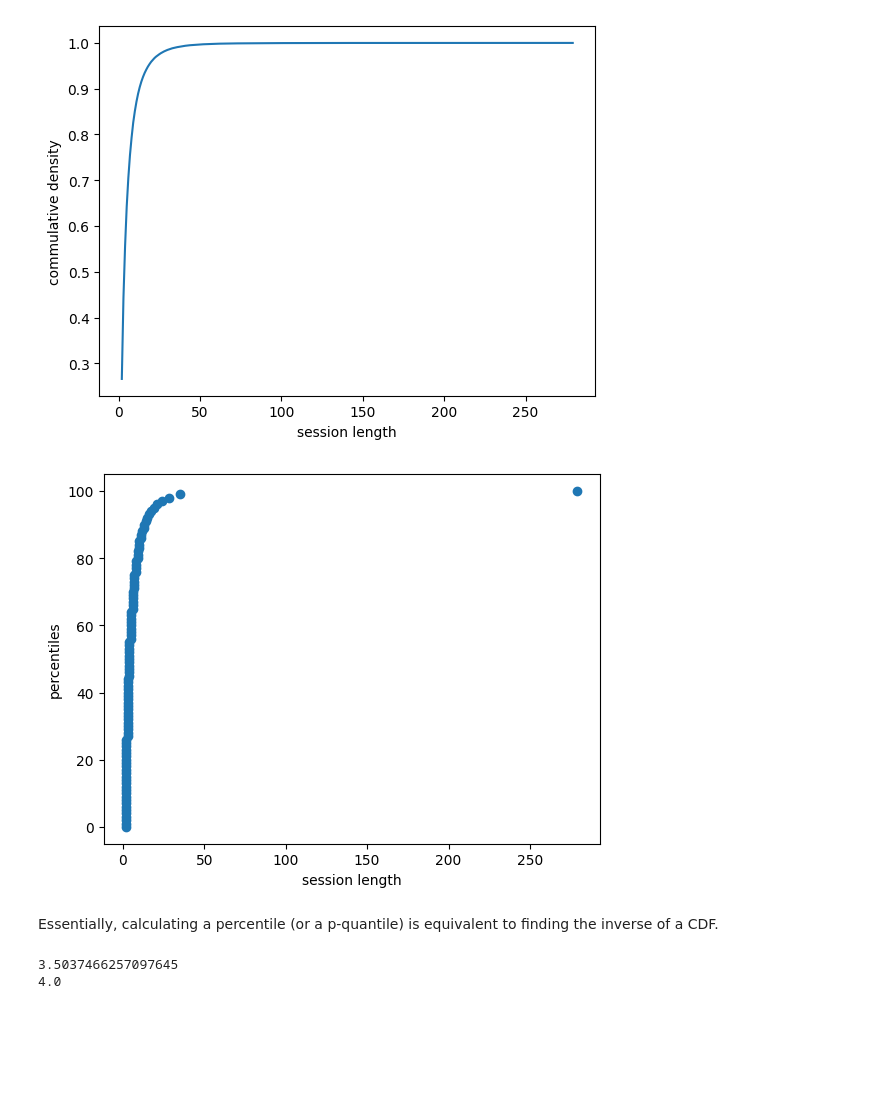
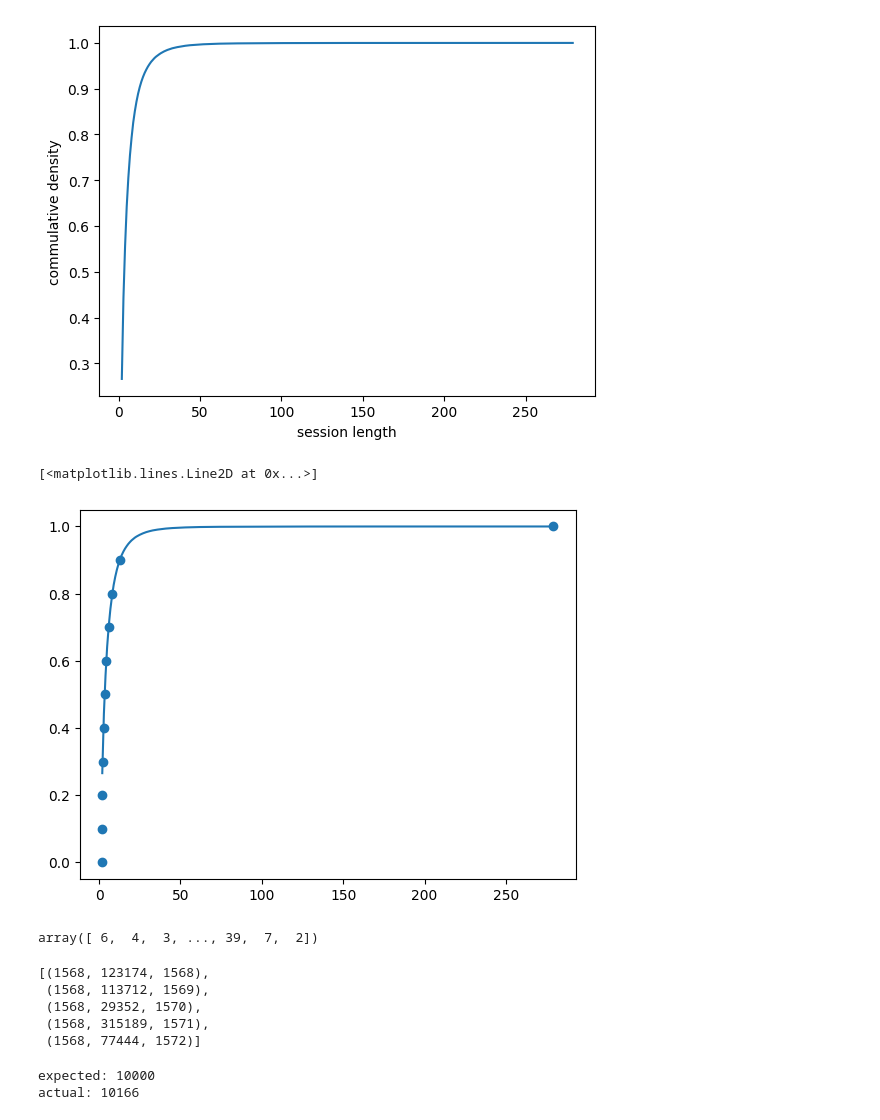
Before and after one commit to bkersbergen/etudelib, a Jupyter notebook: notebooks/inverse_cdf/Inverse transform sampling for discrete distributions.ipynb, the cells around one changed output. Drawn from its saved outputs; the diff is of its cells as text; code cells hidden in the pictures; blank space fills up the shorter version.

```diff
--- a/notebooks/inverse_cdf/Inverse transform sampling for discrete distributions.ipynb
+++ b/notebooks/inverse_cdf/Inverse transform sampling for discrete distributions.ipynb
@@ -66,5 +9,5 @@ import pandas as pd
 # %%
-df = pd.read_csv('D:\\git\\data\\bolcom-clicks-35m_test.txt', sep='\t')
+df = pd.read_csv('../../projects/data/bolcom-clicks-35m_test.txt', sep='\t')
 df
 # %% [output]
 |  | SessionId | Time | ItemId |
@@ -86,12 +29,3 @@ x = np.array(df.groupby('SessionId').size())
 x.mean()
 # %% [output]
 6.381591769868152
-# %%
-x.sort()         # O(NlogN)
-nobs = len(x)
-y = np.linspace(0, 1, nobs)
-fig,ax = plt.subplots()
-ax.set_xlabel('session length')
-ax.set_ylabel('ratio')
-ax.plot(x, y)
-plt.show()
@@ -103,3 +31,0 @@ cdf = cdf/cdf.max()   # normalizing cdf to 1.0
-# %%
-x.sort()
-inverse_cdf = interpolate.interp1d(cdf, x, fill_value=min(x), bounds_error=False, assume_sorted=True)    # this is a function
@@ -186,21 +82,12 @@ plt.show()
 [figure]
 # %%
 inverse_cdf = interpolate.interp1d(cdf, unique, fill_value=min(unique), bounds_error=False, assume_sorted=True)    # this is a function
-# %%
-y2 = [i for i in range(101)]
-x2 = np.percentile(x, y2)
-plt.scatter(x2, y2)
-plt.xlabel('session length')
-plt.ylabel('percentiles')
-plt.show()
-# %% [output]
-[figure, removed]
-# %% [markdown]
-Essentially, calculating a percentile (or a p-quantile) is equivalent to finding the inverse of a CDF.
-# %%
-q=.5
-print(inverse_cdf(q))
-print(np.percentile(x, q * 100))
-# %% [output]
-3.5037466257097645
-4.0
+# %%
+max_i = 10
+Y = [i/max_i for i in range(max_i + 1)]
+X = inverse_cdf(Y)
+plt.scatter(X, Y)
+plt.plot(unique, cdf)
+# %% [output]
+[<matplotlib.lines.Line2D at 0x...>]
+[figure, added]
@@ -206,0 +98,36 @@ print(np.percentile(x, q * 100))
+# %%
+x
+# %% [output]
+array([ 6,  4,  3, ..., 39,  7,  2])
+# %%
+def create_session(s, t, I):
+    Y = []
+    r = random.random()
+    l = inverse_cdf(r)
+    l = math.ceil(l.flat[0])
+    item_ids = np.random.randint(0,I,l)
+    for item_id in item_ids:
+        Y.append((s, item_id, t))
+        t = t + 1
+    return Y
+create_session(s, t, I)
+# %% [output]
+[(1568, 123174, 1568),
+ (1568, 113712, 1569),
+ (1568, 29352, 1570),
+ (1568, 315189, 1571),
+ (1568, 77444, 1572)]
+# %%
+Y = []
+t = 0
+s = 0
+while s < S:
+    l = create_session(s, t, I)
+    Y.extend(l)
+    s = s + 1
+    t = t + 1
+print('expected:', N)
+print('actual:', len(Y))
+# %% [output]
+expected: 10000
+actual: 10166
```
Also changed, not shown: parts of 23 cells of this notebook.
